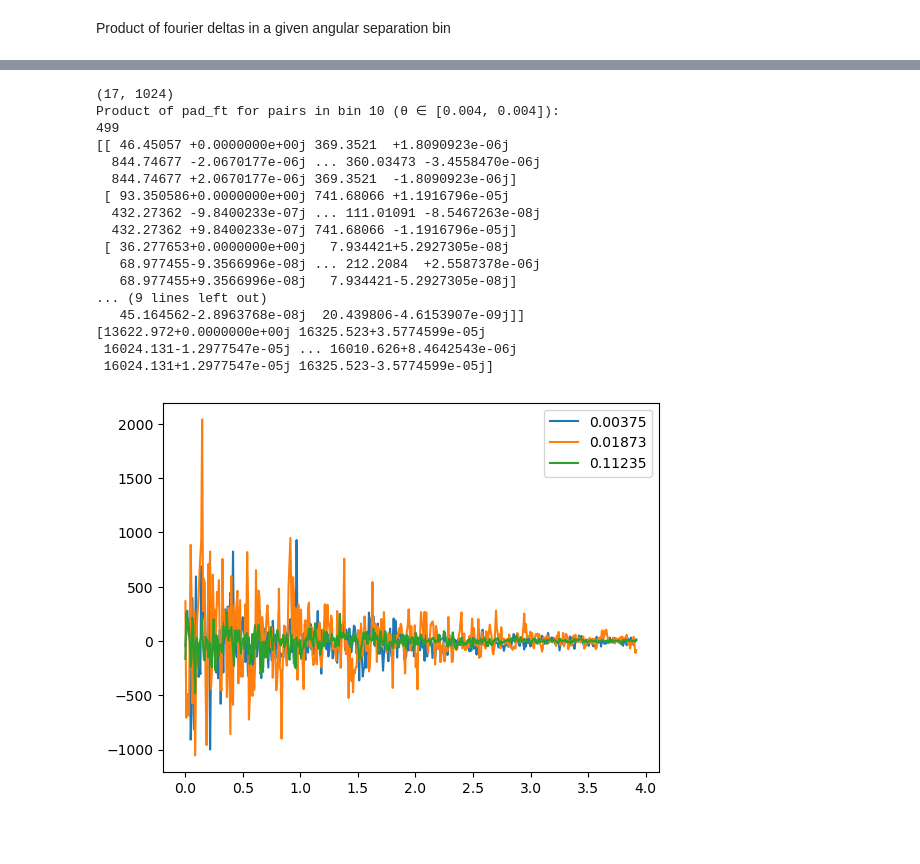
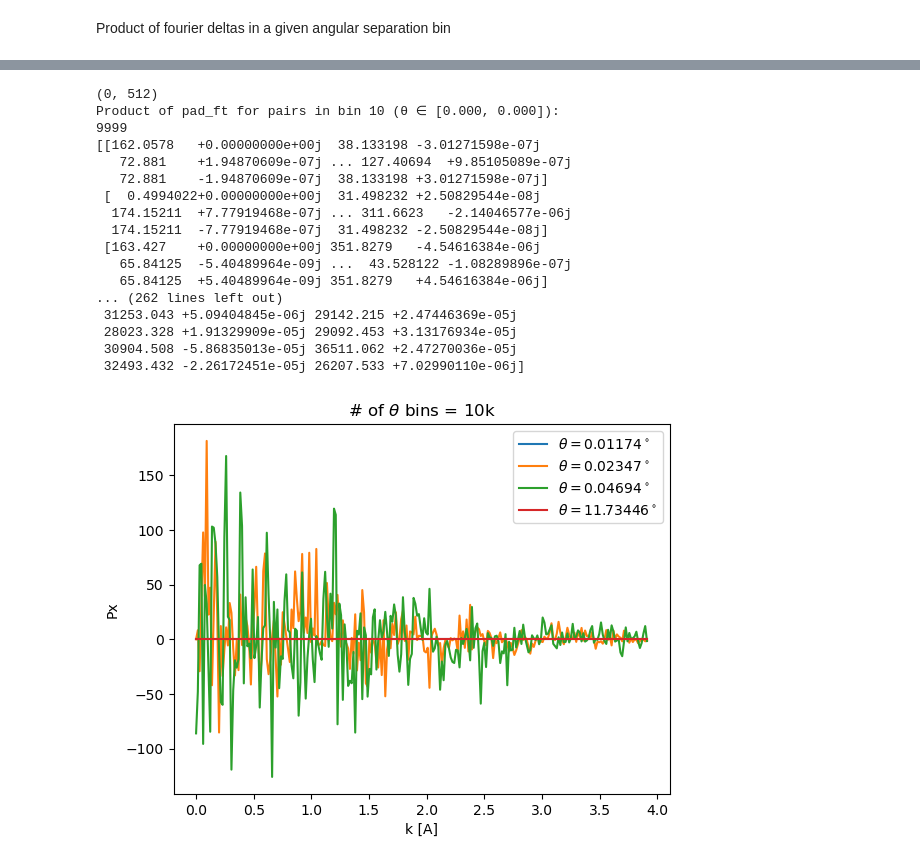
Before and after one commit to sindhusatyavolu/fourier_playground, a Jupyter notebook: fft_px/px_ML24.ipynb, the cells around one changed output, grey strips where cells are left out. Saved outputs shown, nothing was run; the diff lists cells and outputs as text; code cells hidden in the pictures; blank space fills up the shorter version.

Commit message:
updated code and made plots

```diff
--- a/fft_px/px_ML24.ipynb
+++ b/fft_px/px_ML24.ipynb
@@ -16,7 +16,7 @@ num_of_skewers = len(file)-1
 Choose redshift bin in which you want to measure the power spectrum
 # %%
 z_bin = 2.2
-dz = 0.4
+dz = 0.2
 z_start = z_bin - dz/2
 z_end = z_bin + dz/2
 lam_lya = 1215.67 #Angstrom
@@ -65,16 +93,14 @@ number of sightlines in the given redshift bin: 82
 # %% [markdown]
 Fourier transform of deltas
 # %%
-N_FFT  = 1024
-k_arr = np.fft.fftfreq(N_FFT)*2*np.pi/pw_A
 #print(k_arr[:N_FFT//2])
 #print(len(extracted_deltas[0,:]))
-delta_ft = np.zeros((len(extracted_deltas[:,0]),len(extracted_deltas[0,:])))
+#delta_ft = np.zeros((len(extracted_deltas[:,0]),len(extracted_deltas[0,:])))
 pad_ft  = np.zeros((len(extracted_deltas[:,0]),N_FFT),dtype=np.complex64)
-padded_deltas = np.pad(extracted_deltas, pad_width=((0, 0), (0, N_FFT - len(extracted_deltas[0,:]))), mode='constant')
+#padded_deltas = np.pad(extracted_deltas, pad_width=((0, 0), (0, N_FFT - len(extracted_deltas[0,:]))), mode='constant')
 
 for l in range(len(extracted_deltas[:,0])):
-    pad_ft[l,:] = np.fft.fft(padded_deltas[l,:])
+    pad_ft[l,:] = np.fft.fft(extracted_deltas[l,:])
 
 plt.plot(k_arr[:N_FFT//2],pad_ft.real[0,:N_FFT//2])
 plt.plot(k_arr[:N_FFT//2],pad_ft.imag[0,:N_FFT//2])
@@ -131,7 +157,7 @@ print(theta_ij[:,2].min(),theta_ij[:,2].max())
 # %% [markdown]
 Bin the angular separations
 # %%
-num_bins = 500
+num_bins = 10000
 theta_bins = np.linspace(theta_ij[:,2].min(),theta_ij[:,2].max()+0.1,num_bins)
 dtheta = theta_bins[1]-theta_bins[0]
 #print(dtheta,theta_bins[2]-theta_bins[1])
@@ -203,7 +221,7 @@ for key in binned_products:
     #else:
     #    binned_products[key] = np.zeros((0, pad_ft.shape[1]))  # Empty bin placeholder
 
-print(np.shape(binned_products[50]))
+print(np.shape(binned_products[10]))
 
 # Example: Print the product for bin 10
 print(f"Product of pad_ft for pairs in bin 10 (θ ∈ [{theta_bins[10]:.3f}, {theta_bins[11]:.3f}]):")
@@ -212,23 +230,23 @@ print(len(binned_products))
 print(binned_products[0])
 print(np.sum(binned_products[0],axis=0))
 # %% [output]
-(17, 1024)
-Product of pad_ft for pairs in bin 10 (θ ∈ [0.004, 0.004]):
-499
-[[ 46.45057 +0.0000000e+00j 369.3521  +1.8090923e-06j
-  844.74677 -2.0670177e-06j ... 360.03473 -3.4558470e-06j
-  844.74677 +2.0670177e-06j 369.3521  -1.8090923e-06j]
- [ 93.350586+0.0000000e+00j 741.68066 +1.1916796e-05j
-  432.27362 -9.8400233e-07j ... 111.01091 -8.5467263e-08j
-  432.27362 +9.8400233e-07j 741.68066 -1.1916796e-05j]
- [ 36.277653+0.0000000e+00j   7.934421+5.2927305e-08j
-   68.977455-9.3566996e-08j ... 212.2084  +2.5587378e-06j
-   68.977455+9.3566996e-08j   7.934421-5.2927305e-08j]
-... (9 lines left out)
-   45.164562-2.8963768e-08j  20.439806-4.6153907e-09j]]
-[13622.972+0.0000000e+00j 16325.523+3.5774599e-05j
- 16024.131-1.2977547e-05j ... 16010.626+8.4642543e-06j
- 16024.131+1.2977547e-05j 16325.523-3.5774599e-05j]
+(0, 512)
+Product of pad_ft for pairs in bin 10 (θ ∈ [0.000, 0.000]):
+9999
+[[162.0578   +0.00000000e+00j  38.133198 -3.01271598e-07j
+   72.881    +1.94870609e-07j ... 127.40694  +9.85105089e-07j
+   72.881    -1.94870609e-07j  38.133198 +3.01271598e-07j]
+ [  0.4994022+0.00000000e+00j  31.498232 +2.50829544e-08j
+  174.15211  +7.77919468e-07j ... 311.6623   -2.14046577e-06j
+  174.15211  -7.77919468e-07j  31.498232 -2.50829544e-08j]
+ [163.427    +0.00000000e+00j 351.8279   -4.54616384e-06j
+   65.84125  -5.40489964e-09j ...  43.528122 -1.08289896e-07j
+   65.84125  +5.40489964e-09j 351.8279   +4.54616384e-06j]
+... (262 lines left out)
+ 31253.043 +5.09404845e-06j 29142.215 +2.47446369e-05j
+ 28023.328 +1.91329909e-05j 29092.453 +3.13176934e-05j
+ 30904.508 -5.86835013e-05j 36511.062 +2.47270036e-05j
+ 32493.432 -2.26172451e-05j 26207.533 +7.02990110e-06j]
 # %%
 Pcross = np.zeros((num_bins,N_FFT))
 #print(binned_products[0][1,])
@@ -236,13 +254,22 @@ for ind in range(num_bins-1):
     Pcross[ind][:] = np.sum(binned_products[ind],axis=0).real
 # %%
 #plt.plot(k_arr[:N_FFT//2],Pcross[0][:N_FFT//2],label='%0.5f'%theta_bins[0])
-plt.plot(k_arr[:N_FFT//2],Pcross[10][:N_FFT//2],label='%0.5f'%theta_bins[10])
-plt.plot(k_arr[:N_FFT//2],Pcross[70][:N_FFT//2],label='%0.5f'%theta_bins[50])
-plt.plot(k_arr[:N_FFT//2],Pcross[190][:N_FFT//2],label='%0.5f'%theta_bins[300])
+plt.plot(k_arr[:N_FFT//2],Pcross[10][:N_FFT//2],label=r'$\theta=%0.5f^\circ$'%(180*theta_bins[10]/np.pi))
+plt.plot(k_arr[:N_FFT//2],Pcross[20][:N_FFT//2],label=r'$\theta=%0.5f^\circ$'%(180*theta_bins[20]/np.pi))
+plt.plot(k_arr[:N_FFT//2],Pcross[40][:N_FFT//2],label=r'$\theta=%0.5f^\circ$'%(180*theta_bins[40]/np.pi))
+#plt.plot(k_arr[:N_FFT//2],Pcross[30][:N_FFT//2],label='%0.5f'%theta_bins[30])
+plt.plot(k_arr[:N_FFT//2],Pcross[-1][:N_FFT//2],label=r'$\theta=%0.5f^\circ$'%(180*theta_bins[-1]/np.pi))
+#plt.xscale('log')
+#plt.yscale('log')
 plt.legend()
-np.savez('pcross_z2p4.npz',x=k_arr[:N_FFT//2],y=Pcross[:N_FFT//2])
+#plt.xscale()
+#np.savez('pcross_z2p2_bin0p2.npz',x=k_arr[:N_FFT//2],y=Pcross[:N_FFT//2])
+plt.ylabel('Px')
+plt.xlabel('k [A]')
+plt.title(r'# of $\theta$ bins = 10k')
+plt.savefig('pcross_z2p2_bin0p2_10kthetabin.png',dpi=400,bbox_inches='tight')
 # %% [output]
-[figure, old version]
+[figure, new version]
 # %%
 p1d_km = pw_A/N_FFT*1/N_skewers*np.sum(np.abs(pad_ft)**2,axis=0) # Ignored the resolution function R_a(x)
 # %%
```
Also changed, not shown: parts of 9 cells of this notebook, 27 other files.
